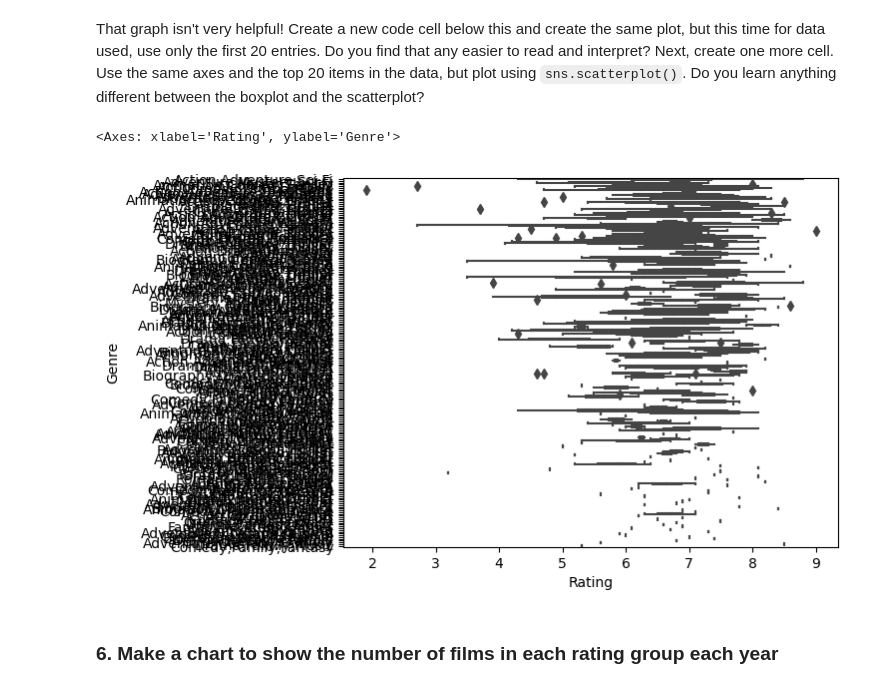
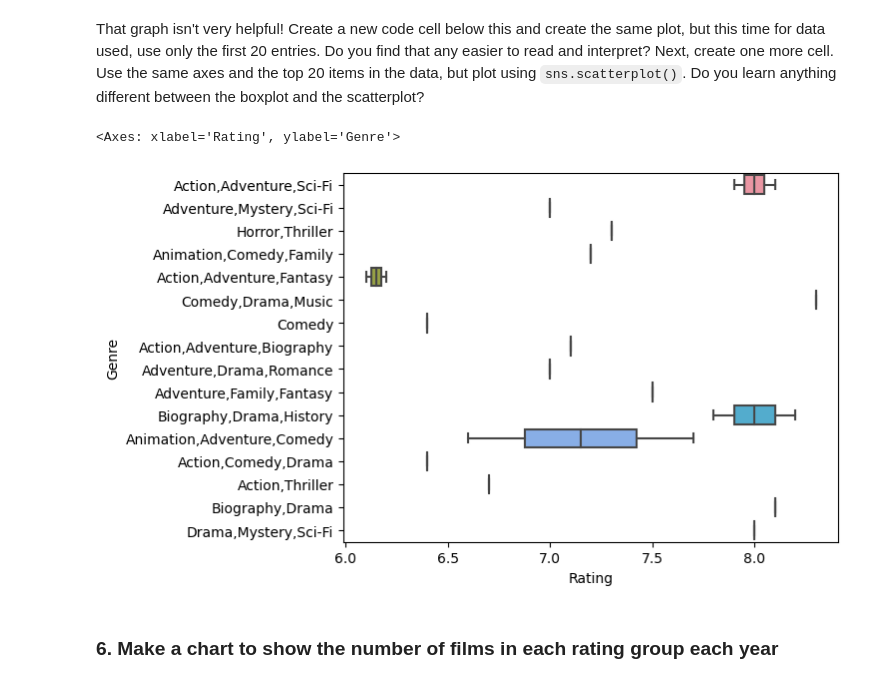
Before and after one commit to KavVij/EDA_pt2_studio, a Jupyter notebook: EDApt2-Studio.ipynb, the cells around one changed output. Cells and saved outputs as stored; diff of their text form; code cells hidden in the pictures.

```diff
--- a/EDApt2-Studio.ipynb
+++ b/EDApt2-Studio.ipynb
@@ -209,12 +270,13 @@ Create a new code cell below this and create the same plot, but this time for da
 use only the first 20 entries.
 Do you find that any easier to read and interpret?
 Next, create one more cell. Use the same axes and the top 20 items in the data, but plot using ``sns.scatterplot()``. Do you learn anything different between the boxplot and the scatterplot?
-# %%
-df.head(20)
-sns.boxplot(x = "Rating", y = "Genre", data=df)
-# %% [output]
-<Axes: xlabel='Rating', ylabel='Genre'>
-[figure, removed]
+# %%
+
+
+sns.boxplot(x = "Rating", y = "Genre", data=df.head(20))
+# %% [output]
+<Axes: xlabel='Rating', ylabel='Genre'>
+[figure, added]
 # %% [markdown]
 ### 6. Make a chart to show the number of films in each rating group each year
 # %%
```
Also changed, not shown: parts of 12 cells of this notebook.
